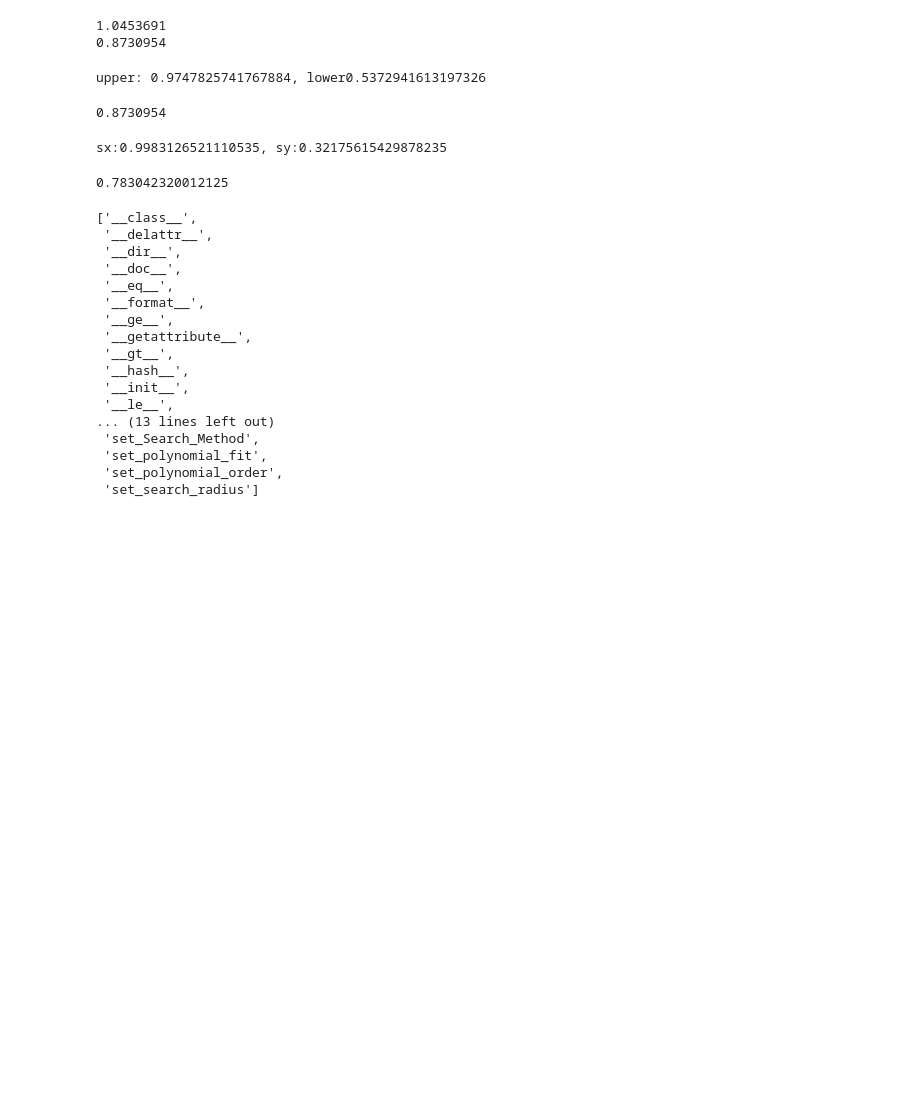
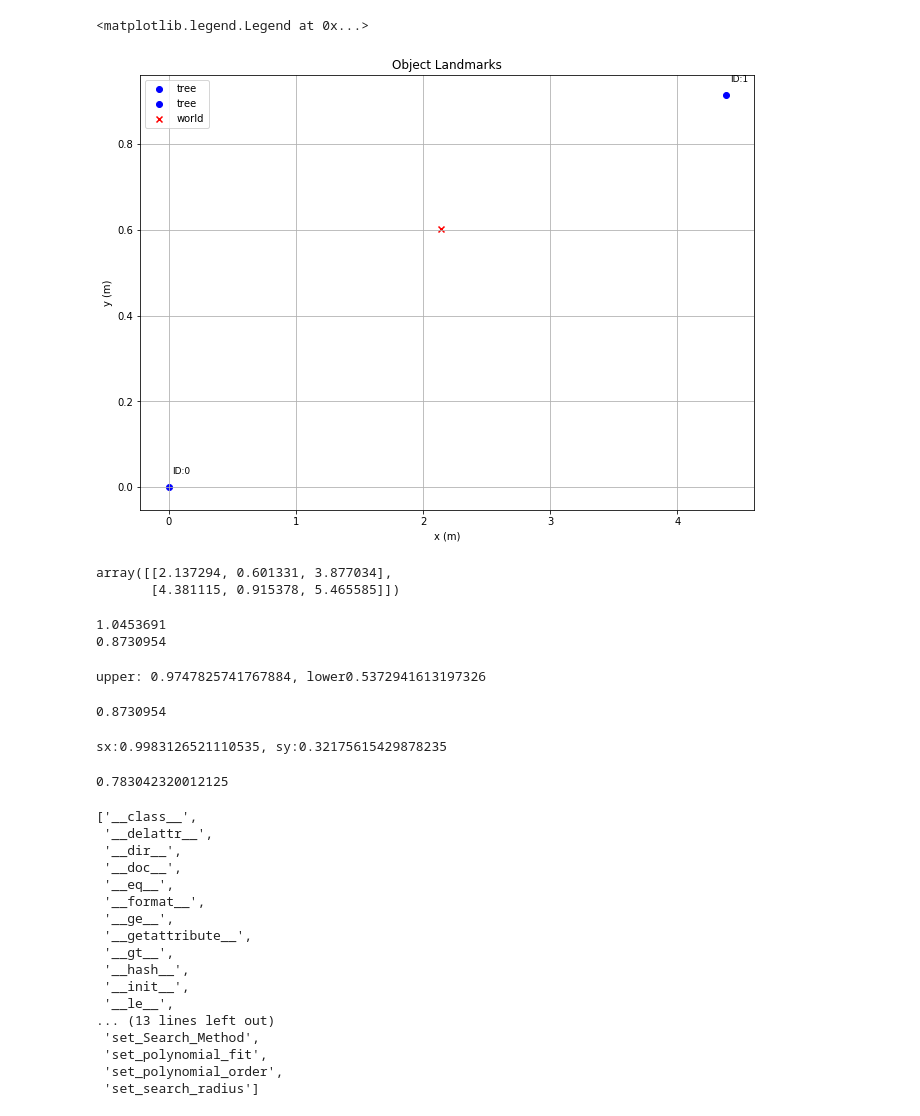
Before and after one commit to kandithws/ORB_SLAM2, a Jupyter notebook: scripts/tree_result.ipynb, the cells around one changed output. Cells and saved outputs as stored; diff of their text form; code cells hidden in the pictures; blank space fills up the shorter version.

```diff
--- a/scripts/tree_result.ipynb
+++ b/scripts/tree_result.ipynb
@@ -49,0 +67,6 @@ add_tf_mat_to_df(objects)
+# %%
+USE_SHIFT_CENTROID=False
+objects = add_shift_centroid_data(objects, obj_clouds)
+add_tf_mat_to_df(objects, use_shift_centroid=USE_SHIFT_CENTROID)
+# %%
+USE_SHIFT_CENTROID=False
@@ -175,6 +189,53 @@ def reconstruct_each_object_clouds_world(tree_clouds, objects, ref_id=None):
             refcloud = get_local_points(ref_obj['T'], icloud)
             out[i] = pcl.PointCloud(refcloud.astype(np.float32))
     return out
+# %%
+# Plot 2d Object in Ref ID cooridinate
+REF_ID=0
+plt.figure(figsize=(11,8))
+plt.ylabel('y (m)')
+plt.xlabel('x (m)')
+plt.title('Object Landmarks')
+plt.grid(True)
+# Draw object center
+centroids = None
+if USE_SHIFT_CENTROID:
+    centroids = objects[['#id','x_cloud', 'y_cloud', 'z_cloud']]
+else:
+    centroids = objects[['#id','x', 'y', 'z']]
+
+T_ref = objects[objects['#id'] == REF_ID].iloc[0]['T']
+# origin
+origin_ref = np.matmul(T_ref, np.array([0,0,0,1]).T)[:2]
+
+points_data = np.asarray(centroids)
+centroids_ref = get_local_points(T_ref, points_data[:, 1:])
+out = np.zeros((points_data.shape[0], 3)) #id, x, y
+out[:, 0] = points_data[:, 0]
+out[:, 1:] = points_data[:, 1:3]
+for obj in out:
+    if int(obj[0]) == REF_ID:
+        plt.scatter(0, 0, marker='o', color='b', label='tree')
+        plt.text(.03, .03, 'ID:0', fontsize=9)
+    else:
+        plt.scatter(obj[1], obj[2], marker='o', color='b', label='tree')
+        plt.text(obj[1]+.03, obj[2]+.03, 'ID:{}'.format(int(obj[0])), fontsize=9)
+
+# plot origin
+plt.scatter(origin_ref[0], origin_ref[1], marker='x', color='r', label='world')
+
+
+# plt.plot(objects['x'][IDX], objects['z'][IDX], 'ro', color='b', label='objects')
+
+plt.legend()
+# %% [output]
+<matplotlib.legend.Legend at 0x...>
+[figure, added]
+# %%
+np.asarray(objects[['x', 'y', 'z']])
+# %% [output]
+array([[2.137294, 0.601331, 3.877034],
+       [4.381115, 0.915378, 5.465585]])
 # %%
 # DO NOT USE map_cloud_0, use world
 tree_clouds = naive_get_tree_cloud_in_objects(map_cloud, objects, size_xy=(1.5,1.5), height_min=0)
```
Also changed, not shown: parts of 7 cells of this notebook, 6 other files.
